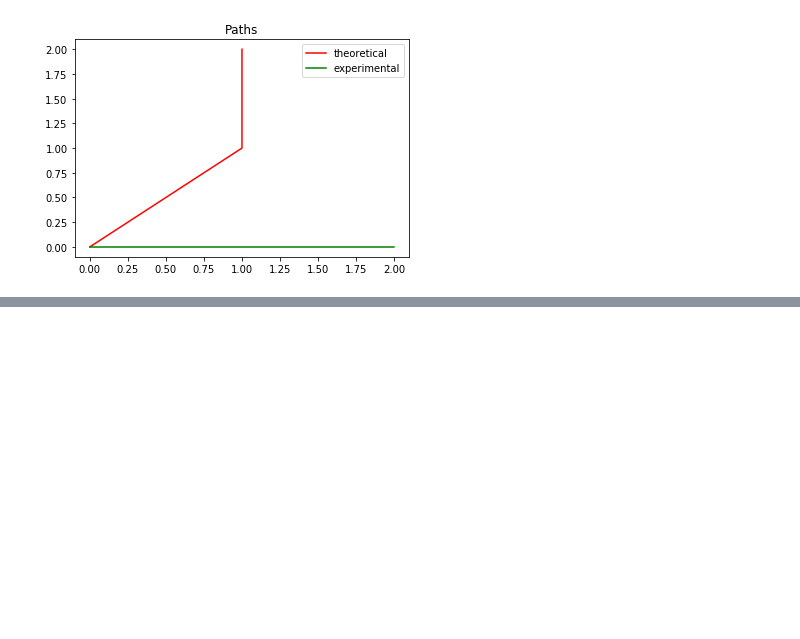
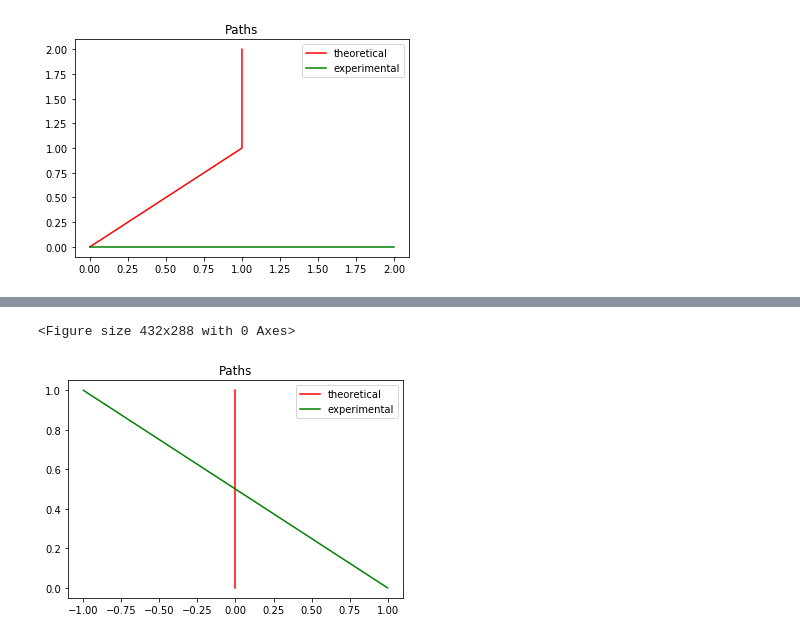
Before and after one commit to nzotto/CSRefresh_Project, a Jupyter notebook: test.ipynb, the cells around one changed output, grey strips where cells are left out. Cells and saved outputs as stored; diff of their text form; code cells hidden in the pictures; blank space fills up the shorter version.

```diff
--- a/test.ipynb
+++ b/test.ipynb
@@ -37,0 +73,11 @@ displ(theo,expe)
+# %%
+# Test 4 : expe crosses theo
+
+theo = [(0,0),(0,1)]
+expe = [(1,0),(-1,1)]
+displ(theo,expe)
+
+# Difference expected : 0.5
+# %% [output]
+<Figure size 432x288 with 0 Axes>
+[figure, added]
```
Also changed, not shown: parts of 9 cells of this notebook.
